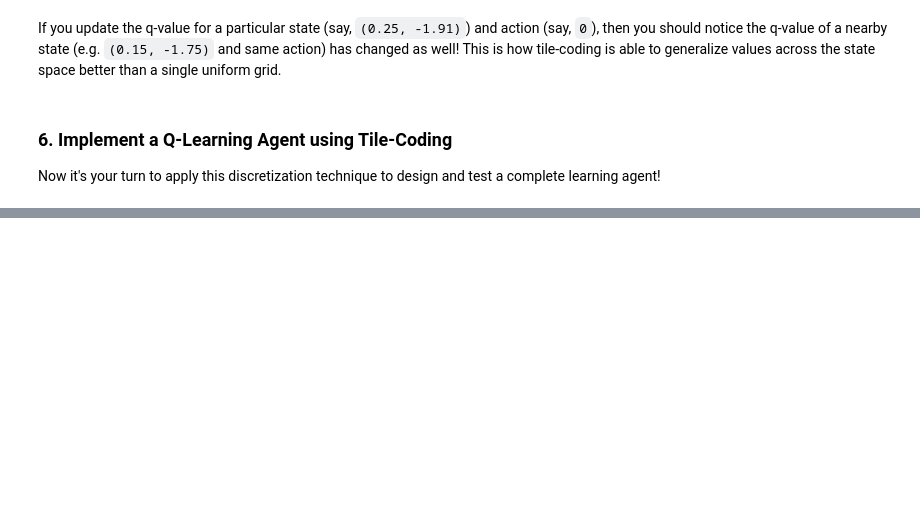
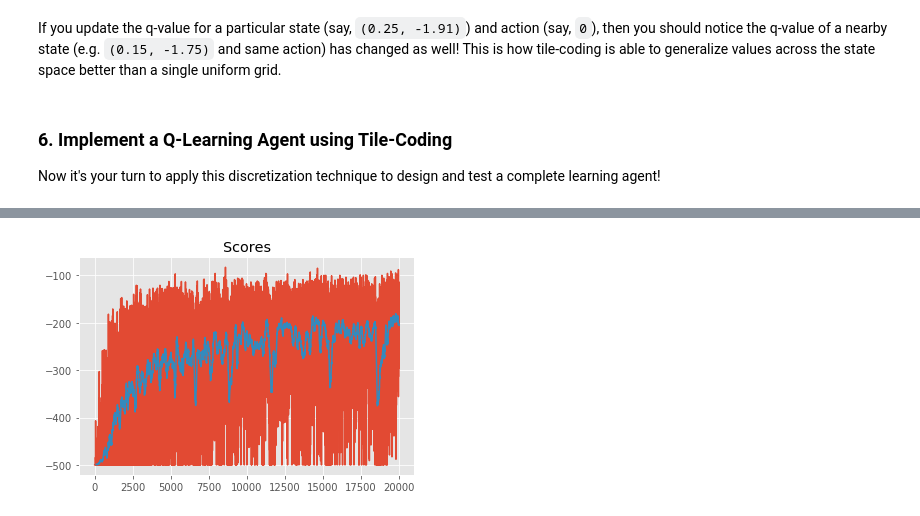
Before and after one commit to ArmandoHernandez/machine-learning, a Jupyter notebook: reinforcementLearning/Discretization_Tiling/notebooks/Tile_Coding.ipynb, the cells around one changed output, grey strips where cells are left out. Saved outputs shown, nothing was run; the diff lists cells and outputs as text; code cells hidden in the pictures; blank space fills up the shorter version.

```diff
--- a/reinforcementLearning/Discretization_Tiling/notebooks/Tile_Coding.ipynb
+++ b/reinforcementLearning/Discretization_Tiling/notebooks/Tile_Coding.ipynb
@@ -74,6 +75,9 @@ def create_tiling_grid(low, high, bins=(10, 10), offsets=(0.0, 0.0)):
     """
     # TODO: Implement this
     grid = [(np.linspace(low[i], high[i], bins[i],False) + offsets[i])[1:] for i in range(len(bins))]
+    print("Tiling: [<low>, <high>] / <bins> + (<offset>) => <splits>")
+    for l, h, b, o, splits in zip(low, high, bins, offsets, grid):
+        print("    [{}, {}] / {} + ({}) => {}".format(l, h, b, o, splits))
     return grid
 
 
@@ -553,0 +556,11 @@ state:   [ 1.    -0.025  0.997 -0.073  1.122 -1.627]
+# %%
+def plot_scores(scores, rolling_window=100):
+    """Plot scores and optional rolling mean using specified window."""
+    plt.plot(scores); plt.title("Scores");
+    rolling_mean = pd.Series(scores).rolling(rolling_window).mean()
+    plt.plot(rolling_mean);
+    return rolling_mean
+
+rolling_mean = plot_scores(scores)
+# %% [output]
+[figure, added]
```
Also changed, not shown: parts of 13 cells of this notebook.
